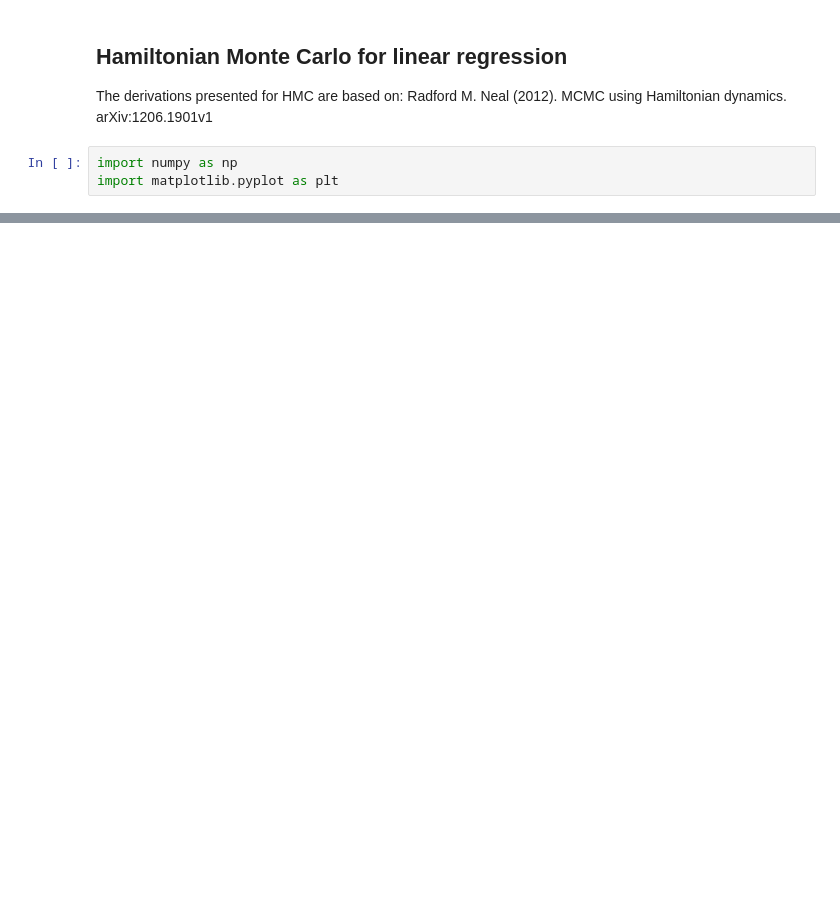
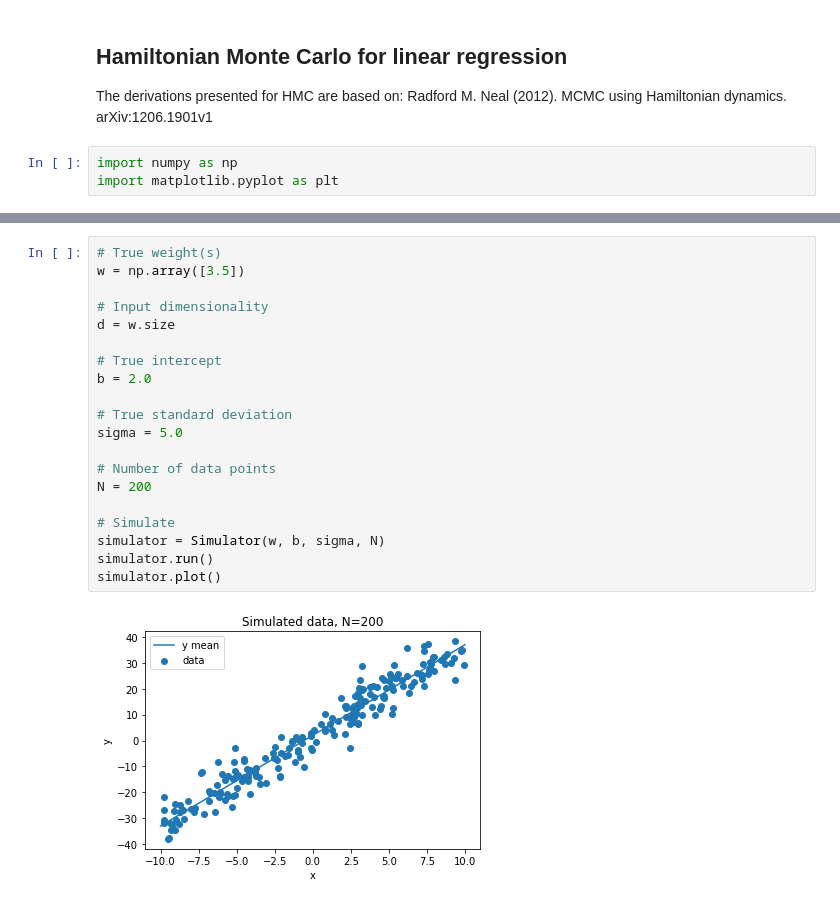
Before and after one commit to quynhhgoogoo/mcmc-project, a Jupyter notebook: notebooks/hmc/hmc_linear_regression.ipynb, the cells around one changed output, grey strips where cells are left out. Drawn from its saved outputs; the diff is of its cells as text; blank space fills up the shorter version.

```diff
--- a/notebooks/hmc/hmc_linear_regression.ipynb
+++ b/notebooks/hmc/hmc_linear_regression.ipynb
@@ -148,0 +235,22 @@ class HMC:
+# %%
+# True weight(s)
+w = np.array([3.5])
+
+# Input dimensionality
+d = w.size
+
+# True intercept
+b = 2.0
+
+# True standard deviation
+sigma = 5.0
+
+# Number of data points
+N = 200
+
+# Simulate
+simulator = Simulator(w, b, sigma, N)
+simulator.run()
+simulator.plot()
+# %% [output]
+[figure, added]
```
Also changed, not shown: parts of 12 cells of this notebook.
